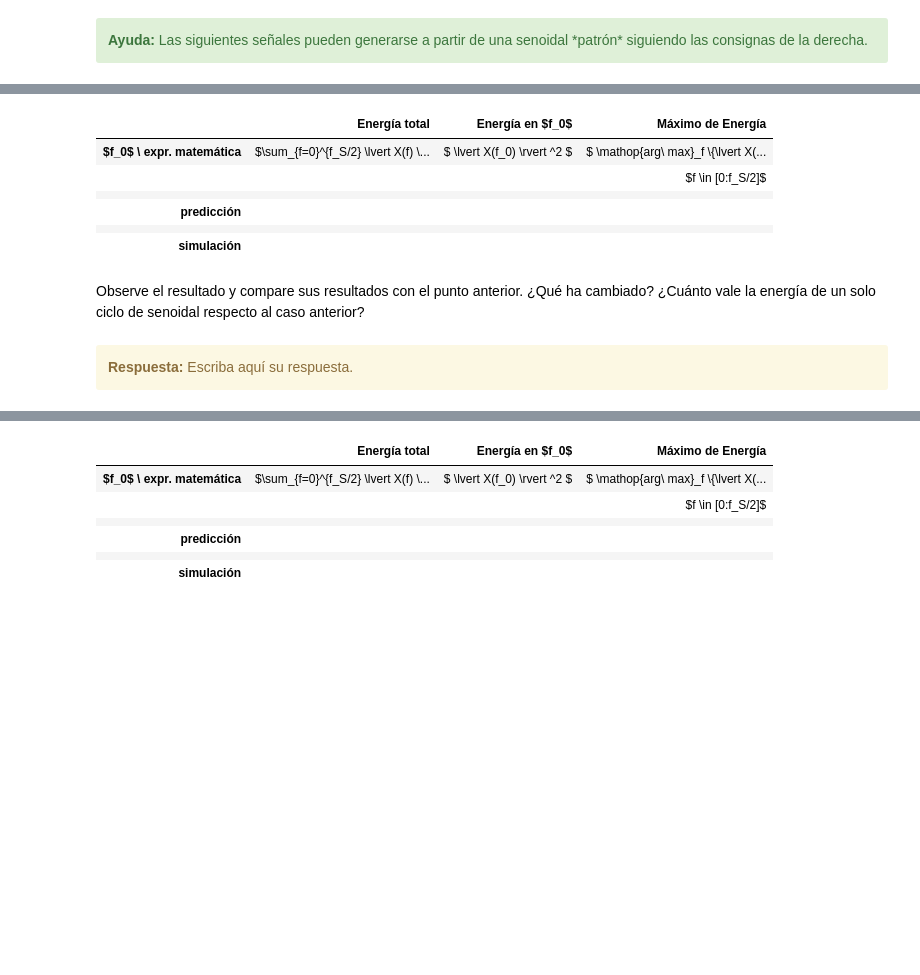
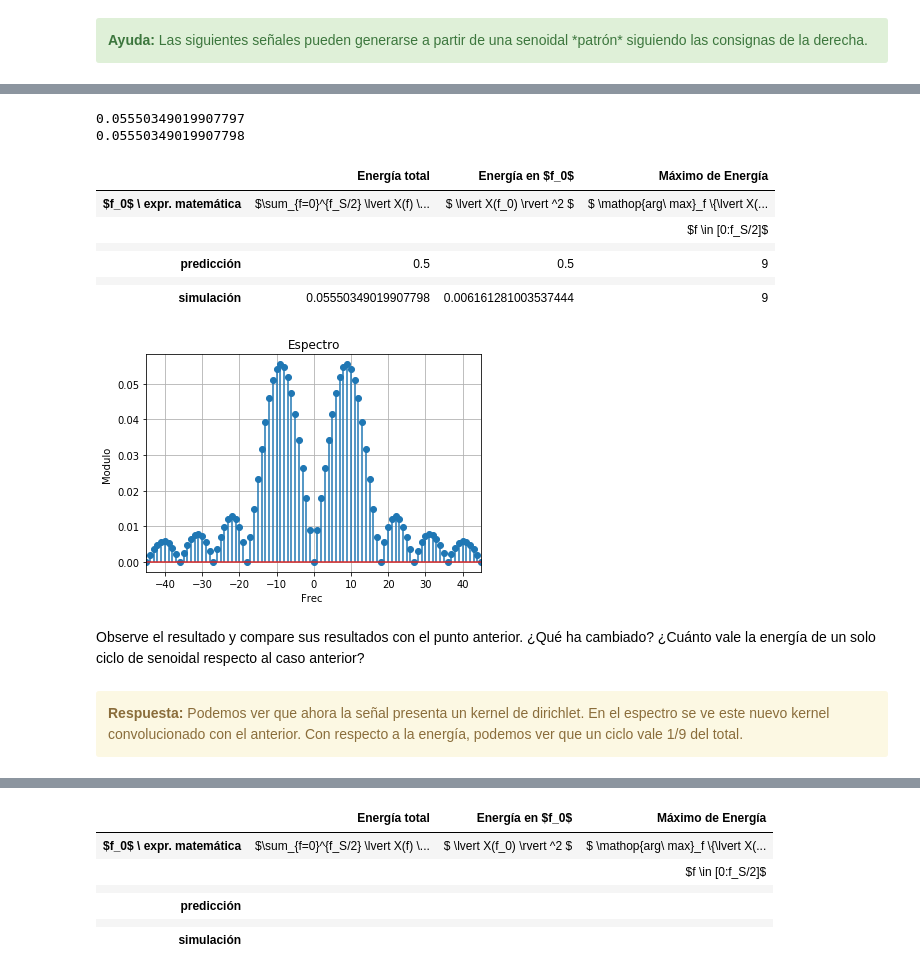
Before and after one commit to yaninacorsaro/PDS, a Jupyter notebook: TP1 - Muestreo de señales - Forurier.ipynb, the cells around one changed output, grey strips where cells are left out. Cells and saved outputs as stored; diff of their text form; code cells hidden in the pictures; blank space fills up the shorter version.

```diff
--- a/TP1 - Muestreo de señales - Forurier.ipynb
+++ b/TP1 - Muestreo de señales - Forurier.ipynb
@@ -602,37 +642,78 @@ HTML(df.to_html())
 # %%
 #######################################
 # Tu simulación que genere resultados #
 #######################################
 
+from pandas import DataFrame
+from IPython.display import HTML
+from scipy.fftpack import fft, fftfreq
+import numpy as np
+import matplotlib.pyplot as plt
+
 tus_resultados = [ ['$\sum_{f=0}^{f_S/2} \lvert X(f) \rvert ^2$', '$ \lvert X(f_0) \rvert ^2 $', '$ \mathop{arg\ max}_f \{\lvert X(f) \rvert ^2\} $'],
                    ['',                                     '',                           '$f \in [0:f_S/2]$'],
                   ['', '', ''],
-                  ['', '', ''], # <-- completar acá
+                  ['0.5', '0.5', '9'], # <-- completar acá
                   ['', '', ''],
-                  ['', '', '']  # <-- completar acá
+
                  ]
+
+N  = 1000 # muestras
+fs = 1000 # Hz
+a0 = 1       # Volts
+p0 = np.pi/4  # radianes
+fn = 9
+ciclos = 1
+
+tt, xx = generador_senoidal (fs=fs, f0=fn*fs/N, N=N, a0=a0, p0=p0)
+xx[int(ciclos*N/fn):] = 0
+
+y = np.fft.fft(xx)
+y_abs = np.abs(y)/N
+frec = np.fft.fftfreq(N,1/N)
+
+fig, ax1 = plt.subplots()
+
+ax1.stem(frec, y_abs, use_line_collection = True)
+ax1.set_title('Espectro')
+ax1.set_ylabel('Modulo ')
+ax1.set_xlabel('Frec ')
+plt.xlim(-5*fn, 5*fn)
+
+ax1.grid(True)
+
+potSen = (np.mean(xx**2))
+print(potSen)
+pot = (np.sum(y_abs**2))
+print(pot)
+
+tus_resultados.append([str(pot),str(2*y_abs[fn]**2), str(np.argmax(y_abs))])
+
 df = DataFrame(tus_resultados, columns=['Energía total', 'Energía en $f_0$', 'Máximo de Energía'],
                index=['$f_0$ \ expr. matemática',
                       '',
                       '',
                       'predicción',
                       '',
                       'simulación'])
 HTML(df.to_html())
 # %% [output]
+0.05550349019907797
+0.05550349019907798
 |  | Energía total | Energía en $f_0$ | Máximo de Energía |
 | $f_0$ \ expr. matemática | $\sum_{f=0}^{f_S/2} \lvert X(f) \... | $ \lvert X(f_0) \rvert ^2 $ | $ \mathop{arg\ max}_f \{\lvert X(... |
 |  |  |  | $f \in [0:f_S/2]$ |
 |  |  |  |  |
-| predicción |  |  |  |
+| predicción | 0.5 | 0.5 | 9 |
 |  |  |  |  |
-| simulación |  |  |  |
+| simulación | 0.05550349019907798 | 0.006161281003537444 | 9 |
+[figure, added]
 # %% [markdown]
 Observe el resultado y compare sus resultados con el punto anterior. ¿Qué ha cambiado? ¿Cuánto vale la energía de un solo ciclo de senoidal respecto al caso anterior?
-# %% [markdown]
-<div class="alert alert-block alert-warning">
-<b>Respuesta:</b> Escriba aquí su respuesta.
-</div>
+# %% [markdown]
+<div class="alert alert-block alert-warning">
+<b>Respuesta:</b> Podemos ver que ahora la señal presenta un kernel de dirichlet. En el espectro se ve este nuevo kernel convolucionado con el anterior. Con respecto a la energía, podemos ver que un ciclo vale 1/9 del total.
+</div>
 # %% [markdown]
 <table width="80%" cellpadding="7" cellspacing="0">
 	<col width="50%">
```
Also changed, not shown: parts of 1 cell of this notebook.
